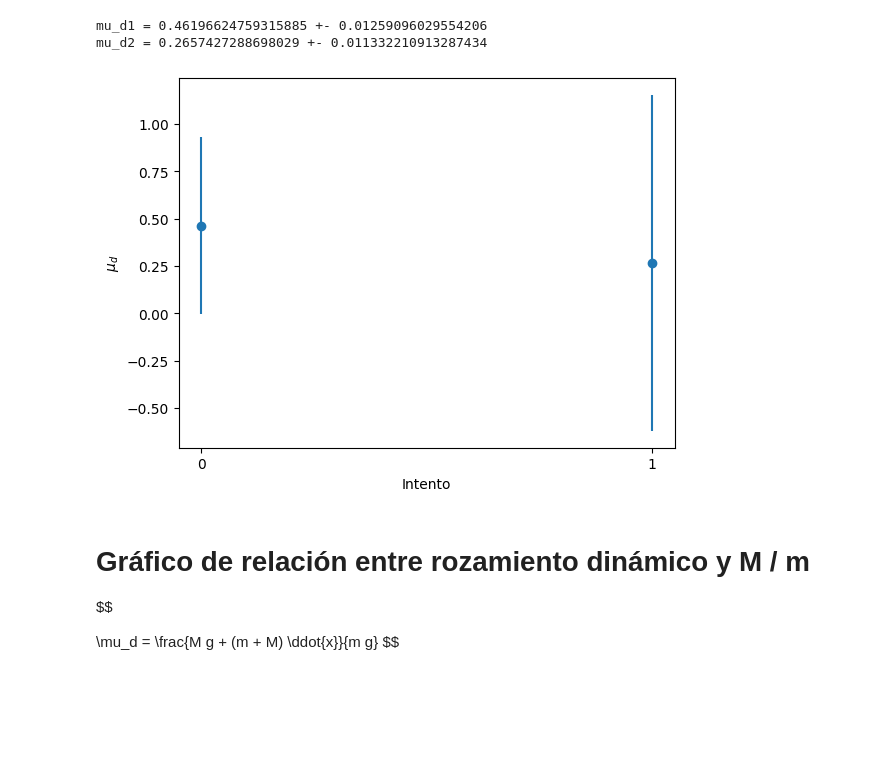
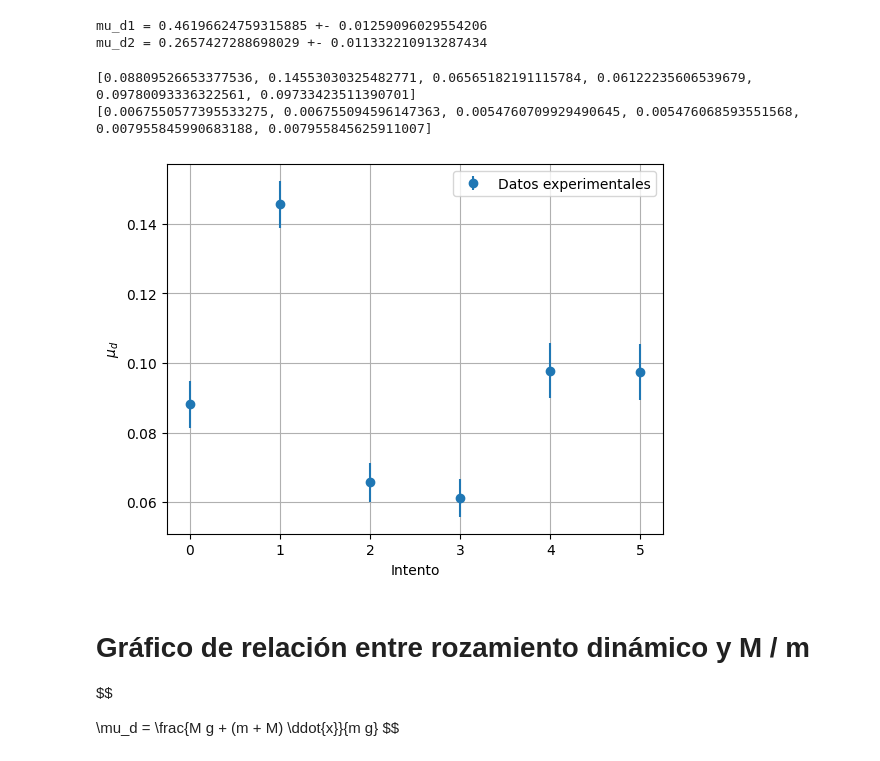
Before and after one commit to FacuVCanale/TP1-FISICA, a Jupyter notebook: mu_d_aproximation.ipynb, the cells around one changed output. Drawn from its saved outputs; the diff is of its cells as text; code cells hidden in the pictures; blank space fills up the shorter version.

```diff
--- a/mu_d_aproximation.ipynb
+++ b/mu_d_aproximation.ipynb
@@ -78,19 +78,17 @@ mu_d2 = 0.2657427288698029 +- 0.011332210913287434
 def plot_mus_d_with_error_bar(mus_d, sigmas_mus_d):
     fig, ax = plt.subplots()
 
-    ax.errorbar(range(len(mus_d)), mus_d, yerr=sigmas_mus_d, fmt='o')
+    ax.errorbar(range(len(mus_d)), mus_d, yerr=sigmas_mus_d, fmt='o', label='Datos experimentales')
     ax.set_xlabel('Intento')
     ax.set_ylabel('$\mu_d$')
 
     # Set x-axis ticks to be integers
     ax.set_xticks(range(len(mus_d)))
 
+    # Add grid
+    ax.grid(True)
+
+    # Add legend
+    ax.legend()
+
     plt.show()
-# %%
-# HACER ESTO PARA CADA TIPO DE SUPERFICIE
-mus_d = [get_mu_d(a11, M1, m1), get_mu_d(a21, M2, m2)]
-sigmas_mus_d = [get_error_mu_d(a11, M1, m1, da11, dM1, dm1), get_error_mu_d(a21, M2, m2, da21, dM2, dm2)]
-
-plot_mus_d_with_error_bar(mus_d, sigmas_mus_d)
-# %% [output]
-[figure, removed]
@@ -97,3 +145,44 @@ plot_mus_d_with_error_bar(mus_d, sigmas_mus_d)
+# %%
+# HACER ESTO PARA CADA TIPO DE SUPERFICIE
+datasets = [
+    { "file" : 'data_dosplataymadera_oro.csv', "m" : 110 + 2 * 23 + 6, "M" : 72 },
+    { "file" : 'data_maderayoro_dosplata.csv', "m" : 110 + 6 + 72, "M" : 2 * 23 },
+    { "file" : 'data_plata_dosplata.csv', "m" : 110 + 23, "M" : 2 * 23}
+]
+
+mus_d = []
+errors_mu_d = []
+
+for dataset in datasets:
+    for i in range(1,3):
+        data = pd.read_csv(dataset["file"])
+        data = format_pd(data, i)
+        M, m = dataset["M"], dataset["m"]
+        # se lo sacó copilot del orto
+        tiempo = data["t"].values
+        posicion = distancia(data["x"].values)
+        errores = sigma_d(data["x"].values)
+
+        # Fit the quadratic model to the data
+        popt, pcov = curve_fit(modelo_cuadratico, tiempo, posicion, sigma=errores, absolute_sigma=True)
+
+        # Extract the fitted parameters and their uncertainties
+        a, _, _ = popt
+        error_a = np.sqrt(np.diag(pcov))[0]
+
+        mu = (M * g) + ( m + M ) * a / (m * g)
+        error_mu = get_error_mu_d(M, m, a, 1, 1, error_a)
+        mus_d.append(mu)
+        errors_mu_d.append(error_mu)
+
+print(mus_d)
+print(errors_mu_d)
+
+plot_mus_d_with_error_bar(mus_d, errors_mu_d)
+# %% [output]
+[0.08809526653377536, 0.14553030325482771, 0.06565182191115784, 0.06122235606539679, 0.09780093336322561, 0.09733423511390701]
+[0.0067550577395533275, 0.006755094596147363, 0.0054760709929490645, 0.005476068593551568, 0.007955845990683188, 0.007955845625911007]
+[figure, added]
 # %% [markdown]
 # Gráfico de relación entre rozamiento dinámico y M / m
 
```
Also changed, not shown: parts of 3 cells of this notebook, 2 other files.
